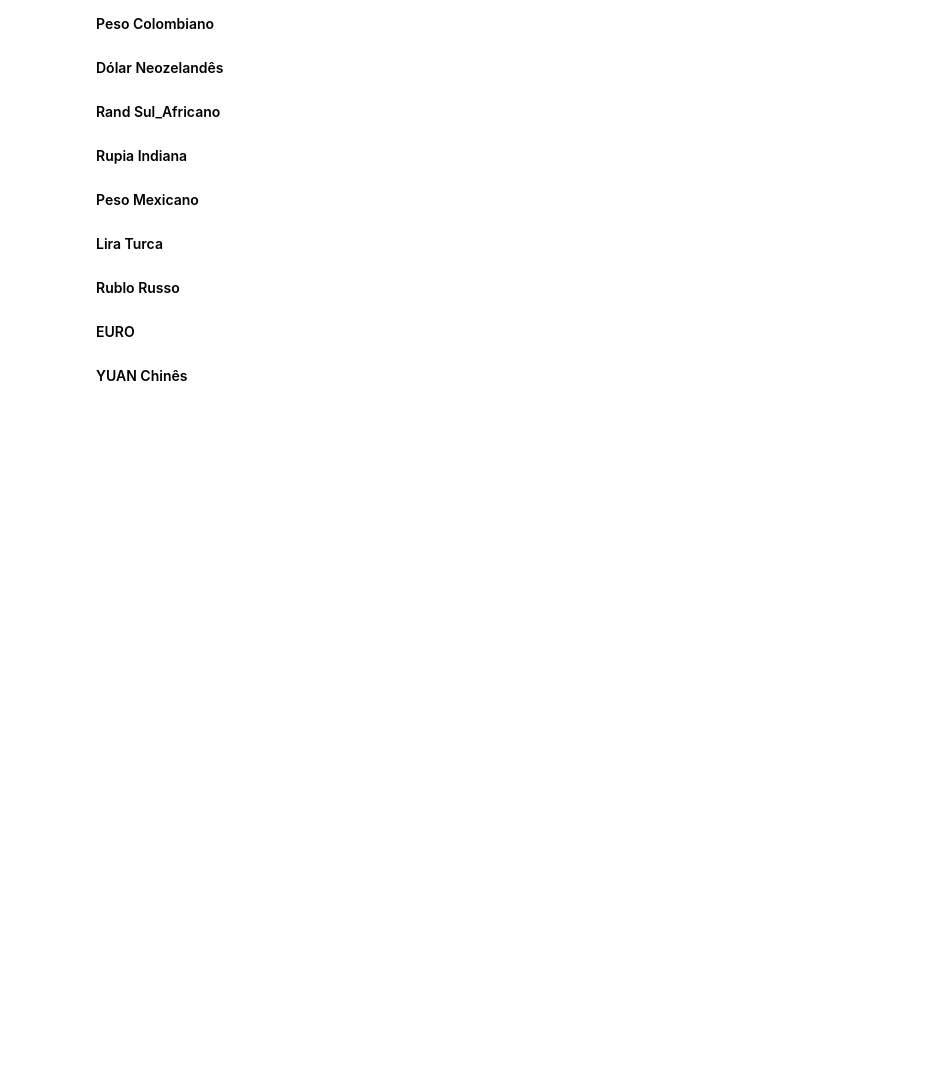
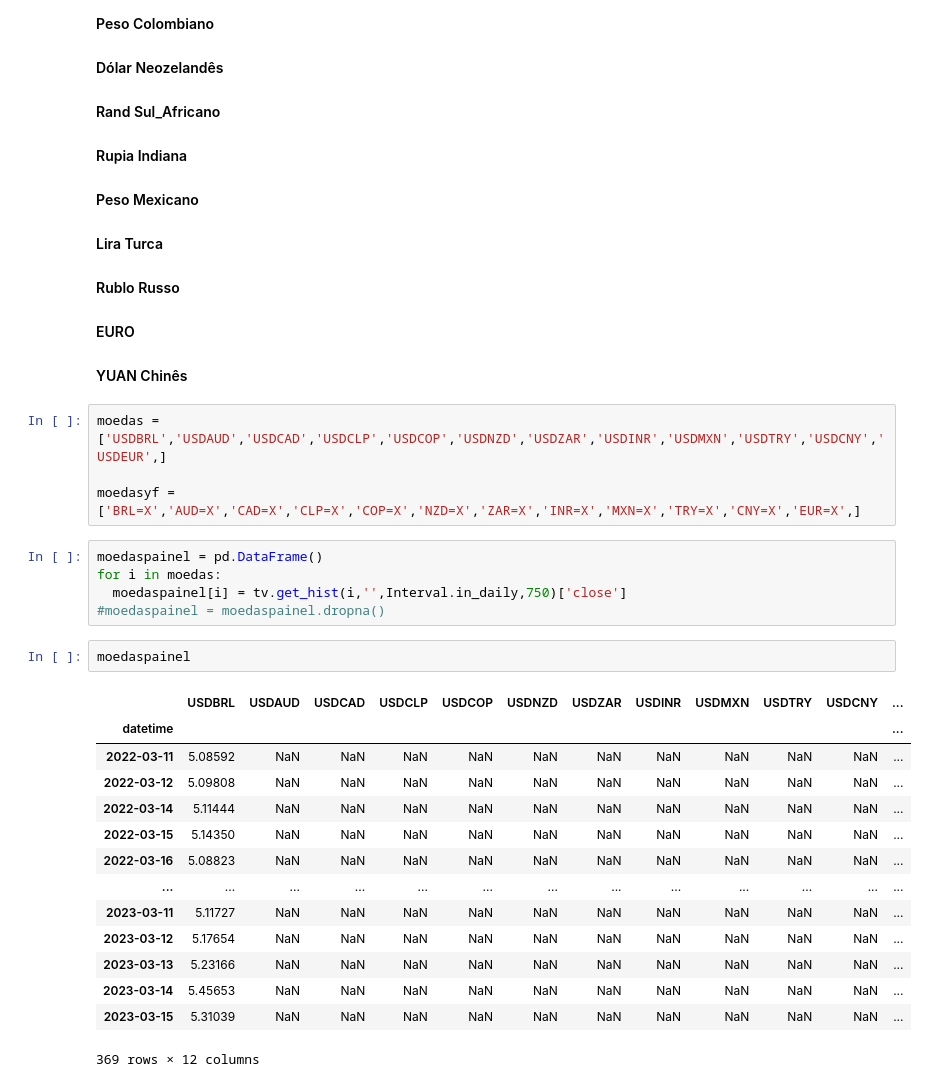
Before and after one commit to Edu-Moreira/Estudos-de-Python, a Jupyter notebook: Mercado_Global.ipynb, the cells around one changed output. Drawn from its saved outputs; the diff is of its cells as text; blank space fills up the shorter version.

```diff
--- a/Mercado_Global.ipynb
+++ b/Mercado_Global.ipynb
@@ -162,3 +170,29 @@ jurosglb
  #### Rublo Russo
  #### EURO
  #### YUAN Chinês
+# %%
+moedas = ['USDBRL','USDAUD','USDCAD','USDCLP','USDCOP','USDNZD','USDZAR','USDINR','USDMXN','USDTRY','USDCNY','USDEUR',]
+
+moedasyf = ['BRL=X','AUD=X','CAD=X','CLP=X','COP=X','NZD=X','ZAR=X','INR=X','MXN=X','TRY=X','CNY=X','EUR=X',]
+# %%
+moedaspainel = pd.DataFrame()
+for i in moedas:
+  moedaspainel[i] = tv.get_hist(i,'',Interval.in_daily,750)['close']
+#moedaspainel = moedaspainel.dropna()
+# %%
+moedaspainel
+# %% [output]
+|  | USDBRL | USDAUD | USDCAD | USDCLP | USDCOP | USDNZD | USDZAR | USDINR | USDMXN | USDTRY | USDCNY | ... |
+| datetime |  |  |  |  |  |  |  |  |  |  |  | ... |
+| 2022-03-11 | 5.08592 | NaN | NaN | NaN | NaN | NaN | NaN | NaN | NaN | NaN | NaN | ... |
+| 2022-03-12 | 5.09808 | NaN | NaN | NaN | NaN | NaN | NaN | NaN | NaN | NaN | NaN | ... |
+| 2022-03-14 | 5.11444 | NaN | NaN | NaN | NaN | NaN | NaN | NaN | NaN | NaN | NaN | ... |
+| 2022-03-15 | 5.14350 | NaN | NaN | NaN | NaN | NaN | NaN | NaN | NaN | NaN | NaN | ... |
+| 2022-03-16 | 5.08823 | NaN | NaN | NaN | NaN | NaN | NaN | NaN | NaN | NaN | NaN | ... |
+| ... | ... | ... | ... | ... | ... | ... | ... | ... | ... | ... | ... | ... |
+| 2023-03-11 | 5.11727 | NaN | NaN | NaN | NaN | NaN | NaN | NaN | NaN | NaN | NaN | ... |
+| 2023-03-12 | 5.17654 | NaN | NaN | NaN | NaN | NaN | NaN | NaN | NaN | NaN | NaN | ... |
+| 2023-03-13 | 5.23166 | NaN | NaN | NaN | NaN | NaN | NaN | NaN | NaN | NaN | NaN | ... |
+| 2023-03-14 | 5.45653 | NaN | NaN | NaN | NaN | NaN | NaN | NaN | NaN | NaN | NaN | ... |
+| 2023-03-15 | 5.31039 | NaN | NaN | NaN | NaN | NaN | NaN | NaN | NaN | NaN | NaN | ... |
+369 rows × 12 columns
```
Also changed, not shown: parts of 14 cells of this notebook.
